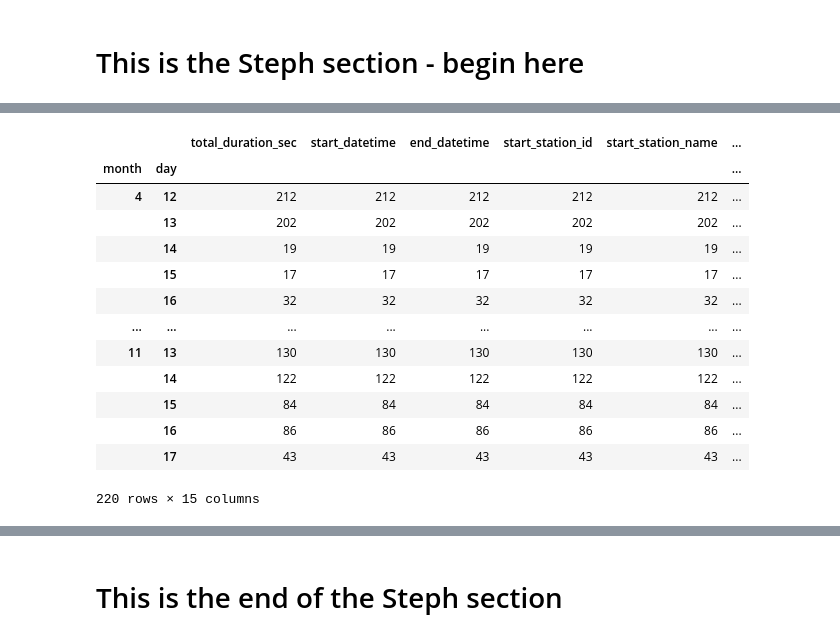
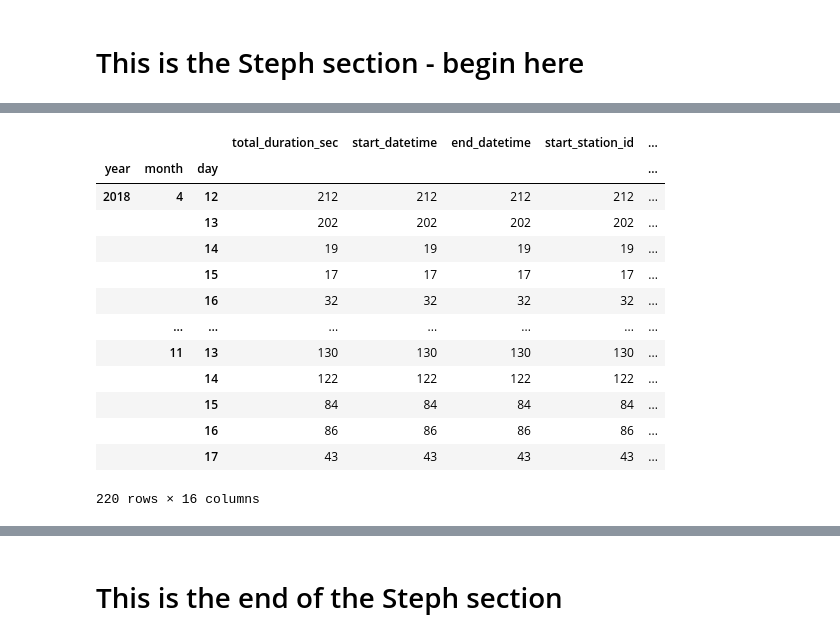
Before and after one commit to luchovzla/project-1, a Jupyter notebook: NiceRideCombined.ipynb, the cells around one changed output, grey strips where cells are left out. Drawn from its saved outputs; the diff is of its cells as text; code cells hidden in the pictures.

```diff
--- a/NiceRideCombined.ipynb
+++ b/NiceRideCombined.ipynb
@@ -320,28 +377,29 @@ per_day_17
 # %%
 # 2018
-# Split datetime column into two values
+# Split datetime column into three values
+df_2018["year"] = df_2018.start_datetime.dt.year
 df_2018["month"] = df_2018.start_datetime.dt.month
 df_2018["day"] = df_2018.start_datetime.dt.day
 df_2018.head()
 
 # Group by month, day
-per_day_18 = df_2018.groupby([df_2018.month, df_2018.day]).count()
+per_day_18 = df_2018.groupby([df_2018.year, df_2018.month, df_2018.day]).count()
 per_day_18 = pd.DataFrame(per_day_18)
 per_day_18
 # %% [output]
-|  |  | total_duration_sec | start_datetime | end_datetime | start_station_id | start_station_name | ... |
-| month | day |  |  |  |  |  | ... |
-| 4 | 12 | 212 | 212 | 212 | 212 | 212 | ... |
-|  | 13 | 202 | 202 | 202 | 202 | 202 | ... |
-|  | 14 | 19 | 19 | 19 | 19 | 19 | ... |
-|  | 15 | 17 | 17 | 17 | 17 | 17 | ... |
-|  | 16 | 32 | 32 | 32 | 32 | 32 | ... |
-| ... | ... | ... | ... | ... | ... | ... | ... |
-| 11 | 13 | 130 | 130 | 130 | 130 | 130 | ... |
-|  | 14 | 122 | 122 | 122 | 122 | 122 | ... |
-|  | 15 | 84 | 84 | 84 | 84 | 84 | ... |
-|  | 16 | 86 | 86 | 86 | 86 | 86 | ... |
-|  | 17 | 43 | 43 | 43 | 43 | 43 | ... |
+|  |  |  | total_duration_sec | start_datetime | end_datetime | start_station_id | ... |
+| year | month | day |  |  |  |  | ... |
+| 2018 | 4 | 12 | 212 | 212 | 212 | 212 | ... |
+|  |  | 13 | 202 | 202 | 202 | 202 | ... |
+|  |  | 14 | 19 | 19 | 19 | 19 | ... |
+|  |  | 15 | 17 | 17 | 17 | 17 | ... |
+|  |  | 16 | 32 | 32 | 32 | 32 | ... |
+|  | ... | ... | ... | ... | ... | ... | ... |
+|  | 11 | 13 | 130 | 130 | 130 | 130 | ... |
+|  |  | 14 | 122 | 122 | 122 | 122 | ... |
+|  |  | 15 | 84 | 84 | 84 | 84 | ... |
+|  |  | 16 | 86 | 86 | 86 | 86 | ... |
+|  |  | 17 | 43 | 43 | 43 | 43 | ... |
-220 rows × 15 columns
+220 rows × 16 columns
 # %%
 # 2019
```
Also changed, not shown: parts of 21 cells of this notebook, 3 other files.
